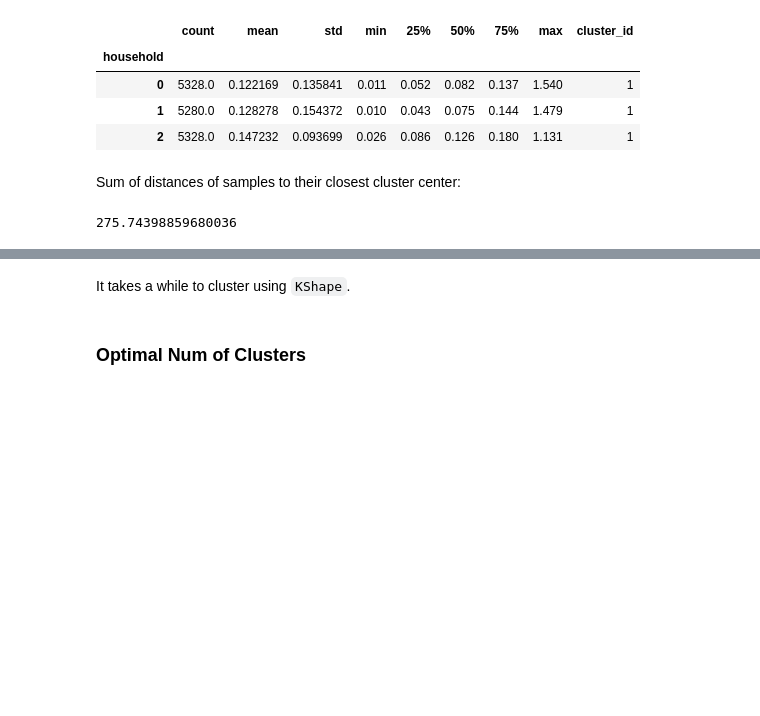
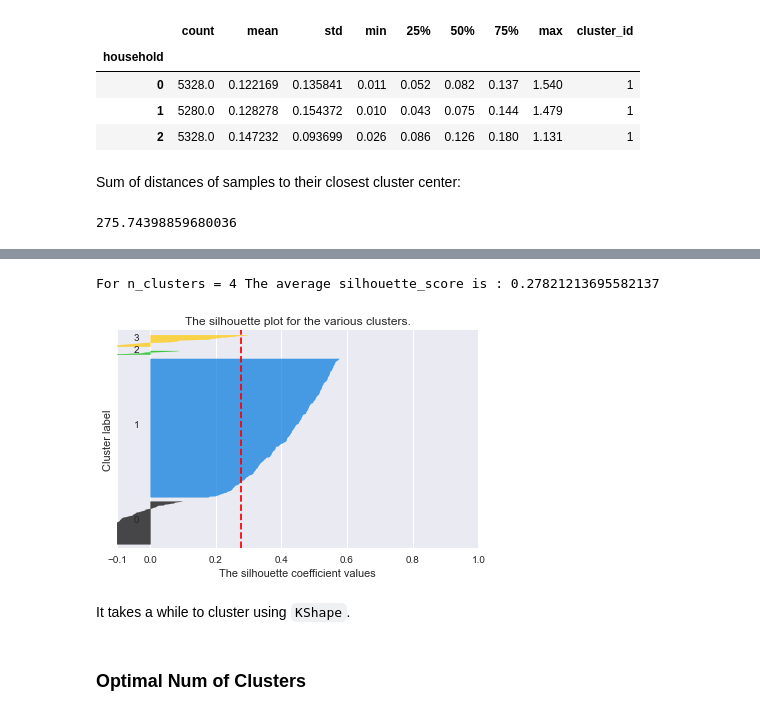
Before and after one commit to edxu96/elec_consumption, a Jupyter notebook: index.ipynb, the cells around one changed output, grey strips where cells are left out. Drawn from its saved outputs; the diff is of its cells as text; code cells hidden in the pictures; blank space fills up the shorter version.

```diff
--- a/index.ipynb
+++ b/index.ipynb
@@ -160,3 +187,10 @@ km.inertia_
+# %%
+visual.plot_silhouette(
+    4, clustered, mts_sklearn
+)
+# %% [output]
+For n_clusters = 4 The average silhouette_score is : 0.27821213695582137
+[figure, added]
 # %% [markdown]
 It takes a while to cluster using `KShape`.
 # %%
```
Also changed, not shown: parts of 7 cells of this notebook, 3 other files.
